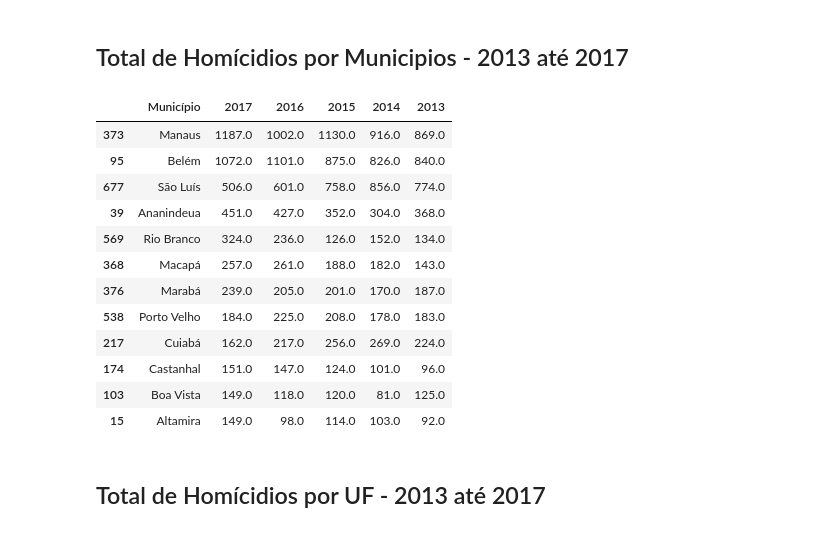
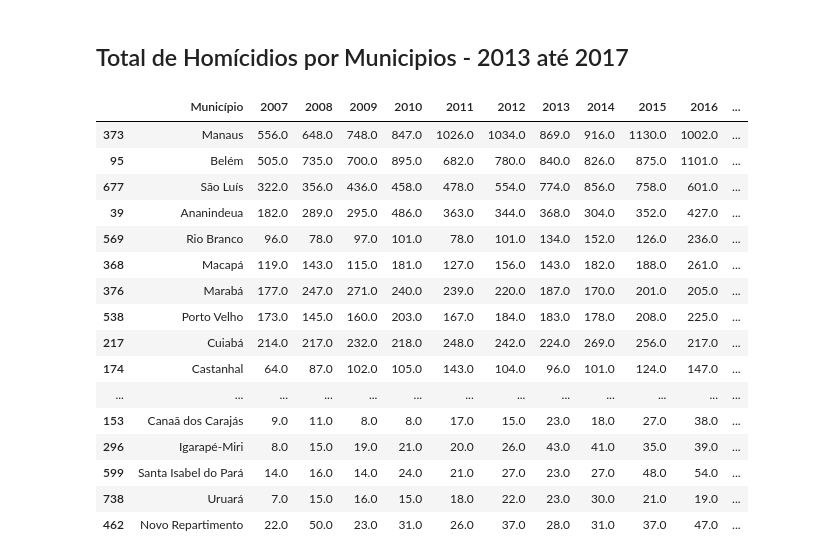
Before and after one commit to nmurgel/Projeto_Integrador, a Jupyter notebook: Meio ambiente/Datasets/IPEA - Inst de Pesq Econom Aplicada - Homícidios - Amazônia Legal - Per 1980 até 2017.ipynb, the cells around one changed output. Drawn from its saved outputs; the diff is of its cells as text; code cells hidden in the pictures.

```diff
--- a/Meio ambiente/Datasets/IPEA - Inst de Pesq Econom Aplicada - Homícidios - Amazônia Legal - Per 1980 até 2017.ipynb
+++ b/Meio ambiente/Datasets/IPEA - Inst de Pesq Econom Aplicada - Homícidios - Amazônia Legal - Per 1980 até 2017.ipynb
@@ -71,22 +98,24 @@ df.head()
 # %% [markdown]
 ## Total de Homícidios por Municipios - 2013 até 2017
 # %%
-Mun_AnoGroup = df.groupby("Município")["2017","2016","2015","2014","2013"].sum().reset_index()
+Mun_AnoGroup = df.groupby("Município")["2007","2008","2009","2010","2011","2012","2013","2014","2015","2016","2017"].sum().reset_index()
 # %%
-Mun_AnoGroup.sort_values(by= "2017", ascending=False).head(12)
+Mun_AnoGroup.sort_values(by= "2017", ascending=False).head(50)
 # %% [output]
-|  | Município | 2017 | 2016 | 2015 | 2014 | 2013 |
-| 373 | Manaus | 1187.0 | 1002.0 | 1130.0 | 916.0 | 869.0 |
-| 95 | Belém | 1072.0 | 1101.0 | 875.0 | 826.0 | 840.0 |
-| 677 | São Luís | 506.0 | 601.0 | 758.0 | 856.0 | 774.0 |
-| 39 | Ananindeua | 451.0 | 427.0 | 352.0 | 304.0 | 368.0 |
-| 569 | Rio Branco | 324.0 | 236.0 | 126.0 | 152.0 | 134.0 |
-| 368 | Macapá | 257.0 | 261.0 | 188.0 | 182.0 | 143.0 |
-| 376 | Marabá | 239.0 | 205.0 | 201.0 | 170.0 | 187.0 |
-| 538 | Porto Velho | 184.0 | 225.0 | 208.0 | 178.0 | 183.0 |
-| 217 | Cuiabá | 162.0 | 217.0 | 256.0 | 269.0 | 224.0 |
-| 174 | Castanhal | 151.0 | 147.0 | 124.0 | 101.0 | 96.0 |
-| 103 | Boa Vista | 149.0 | 118.0 | 120.0 | 81.0 | 125.0 |
-| 15 | Altamira | 149.0 | 98.0 | 114.0 | 103.0 | 92.0 |
+|  | Município | 2007 | 2008 | 2009 | 2010 | 2011 | 2012 | 2013 | 2014 | 2015 | 2016 | ... |
+| 373 | Manaus | 556.0 | 648.0 | 748.0 | 847.0 | 1026.0 | 1034.0 | 869.0 | 916.0 | 1130.0 | 1002.0 | ... |
+| 95 | Belém | 505.0 | 735.0 | 700.0 | 895.0 | 682.0 | 780.0 | 840.0 | 826.0 | 875.0 | 1101.0 | ... |
+| 677 | São Luís | 322.0 | 356.0 | 436.0 | 458.0 | 478.0 | 554.0 | 774.0 | 856.0 | 758.0 | 601.0 | ... |
+| 39 | Ananindeua | 182.0 | 289.0 | 295.0 | 486.0 | 363.0 | 344.0 | 368.0 | 304.0 | 352.0 | 427.0 | ... |
+| 569 | Rio Branco | 96.0 | 78.0 | 97.0 | 101.0 | 78.0 | 101.0 | 134.0 | 152.0 | 126.0 | 236.0 | ... |
+| 368 | Macapá | 119.0 | 143.0 | 115.0 | 181.0 | 127.0 | 156.0 | 143.0 | 182.0 | 188.0 | 261.0 | ... |
+| 376 | Marabá | 177.0 | 247.0 | 271.0 | 240.0 | 239.0 | 220.0 | 187.0 | 170.0 | 201.0 | 205.0 | ... |
+| 538 | Porto Velho | 173.0 | 145.0 | 160.0 | 203.0 | 167.0 | 184.0 | 183.0 | 178.0 | 208.0 | 225.0 | ... |
+| 217 | Cuiabá | 214.0 | 217.0 | 232.0 | 218.0 | 248.0 | 242.0 | 224.0 | 269.0 | 256.0 | 217.0 | ... |
+| 174 | Castanhal | 64.0 | 87.0 | 102.0 | 105.0 | 143.0 | 104.0 | 96.0 | 101.0 | 124.0 | 147.0 | ... |
+| ... | ... | ... | ... | ... | ... | ... | ... | ... | ... | ... | ... | ... |
+| 153 | Canaã dos Carajás | 9.0 | 11.0 | 8.0 | 8.0 | 17.0 | 15.0 | 23.0 | 18.0 | 27.0 | 38.0 | ... |
+| 296 | Igarapé-Miri | 8.0 | 15.0 | 19.0 | 21.0 | 20.0 | 26.0 | 43.0 | 41.0 | 35.0 | 39.0 | ... |
+| 599 | Santa Isabel do Pará | 14.0 | 16.0 | 14.0 | 24.0 | 21.0 | 27.0 | 23.0 | 27.0 | 48.0 | 54.0 | ... |
+| 738 | Uruará | 7.0 | 15.0 | 16.0 | 15.0 | 18.0 | 22.0 | 23.0 | 30.0 | 21.0 | 19.0 | ... |
+| 462 | Novo Repartimento | 22.0 | 50.0 | 23.0 | 31.0 | 26.0 | 37.0 | 28.0 | 31.0 | 37.0 | 47.0 | ... |
-# %% [markdown]
-## Total de Homícidios por UF - 2013 até 2017
```
Also changed, not shown: parts of 27 cells of this notebook.
